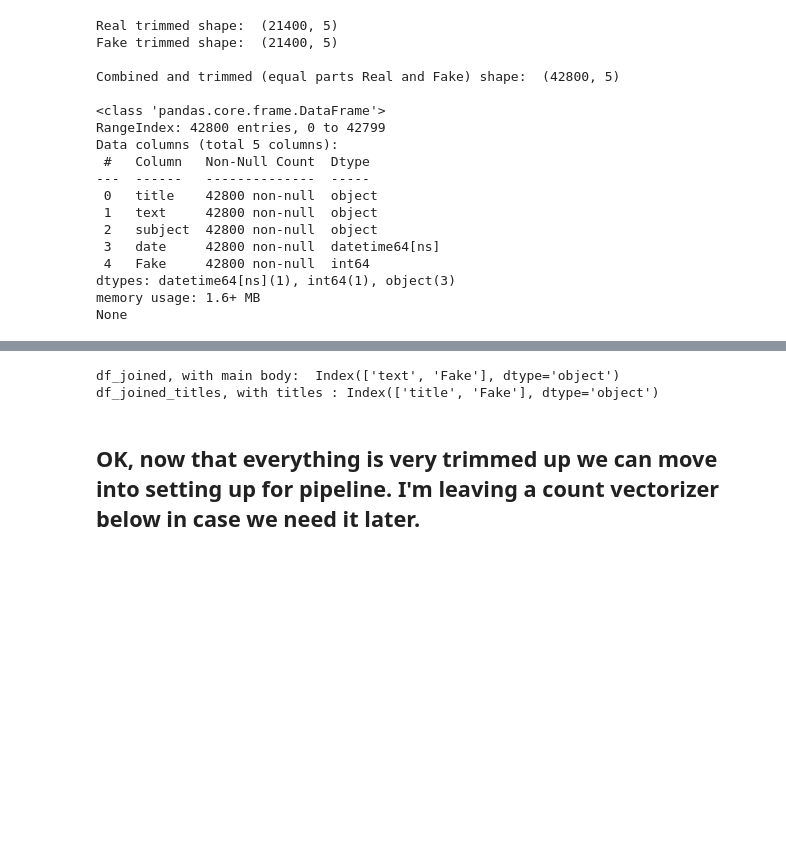
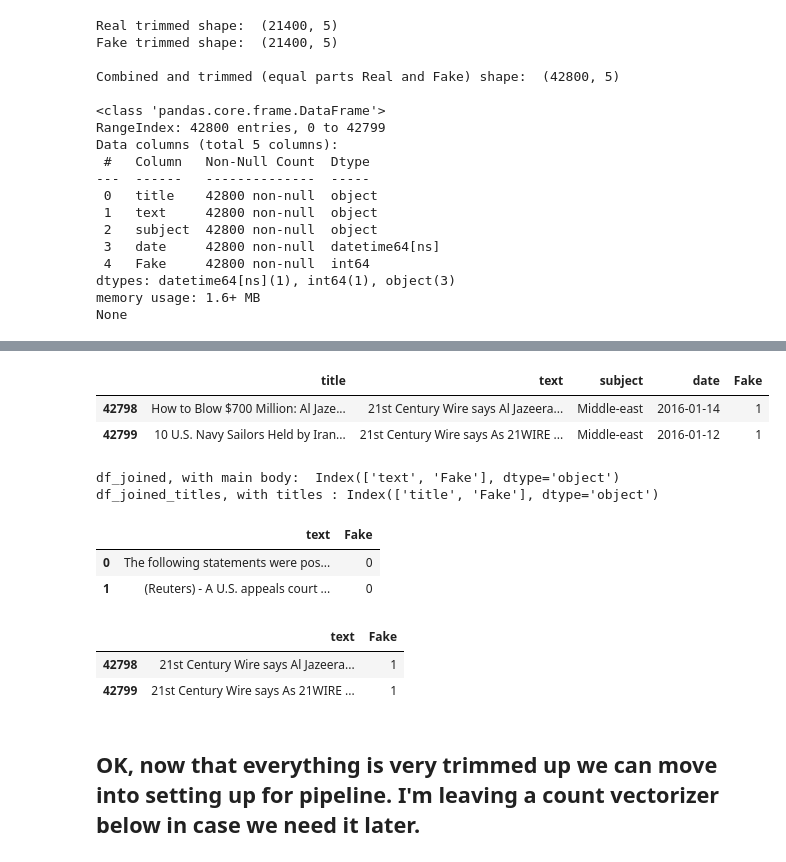
Before and after one commit to StephenSpicer/News_Parsing_DS23_unit02, a Jupyter notebook: unit02/fourthworkup.ipynb, the cells around one changed output, grey strips where cells are left out. Saved outputs shown, nothing was run; the diff lists cells and outputs as text; code cells hidden in the pictures; blank space fills up the shorter version.

```diff
--- a/unit02/fourthworkup.ipynb
+++ b/unit02/fourthworkup.ipynb
@@ -93,3 +99,9 @@ None
+# %%
+df_joined.tail(2)
+# %% [output]
+|  | title | text | subject | date | Fake |
+| 42798 | How to Blow $700 Million: Al Jaze... | 21st Century Wire says Al Jazeera... | Middle-east | 2016-01-14 | 1 |
+| 42799 | 10 U.S. Navy Sailors Held by Iran... | 21st Century Wire says As 21WIRE ... | Middle-east | 2016-01-12 | 1 |
 # %%
 # we're going to need to drop those colums that will interfere with the model once we have vectorized the text.
 # for now, we will drop subject and leave date.
@@ -119,6 +131,18 @@ print('df_joined_titles, with titles :',df_joined_titles.columns)
 # %% [output]
 df_joined, with main body:  Index(['text', 'Fake'], dtype='object')
 df_joined_titles, with titles : Index(['title', 'Fake'], dtype='object')
+# %%
+df_joined.head(2)
+# %% [output]
+|  | text | Fake |
+| 0 | The following statements were pos... | 0 |
+| 1 | (Reuters) - A U.S. appeals court ... | 0 |
+# %%
+df_joined.tail(2)
+# %% [output]
+|  | text | Fake |
+| 42798 | 21st Century Wire says Al Jazeera... | 1 |
+| 42799 | 21st Century Wire says As 21WIRE ... | 1 |
 # %% [markdown]
 ## OK, now that everything is very trimmed up we can move into setting up for pipeline. I'm leaving a count vectorizer below in case we need it later.
 # %%
```
Also changed, not shown: parts of 1 cell of this notebook.
